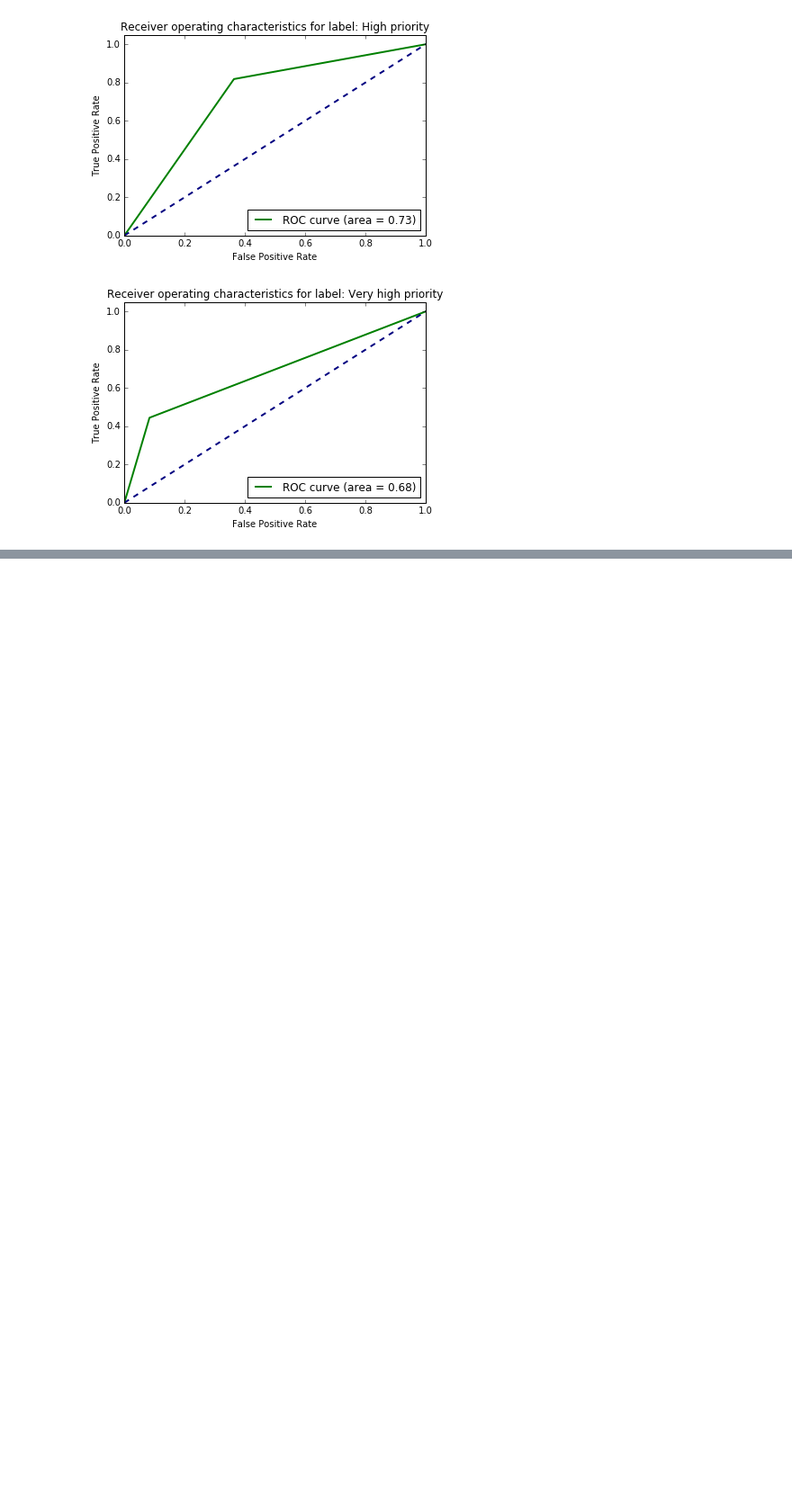
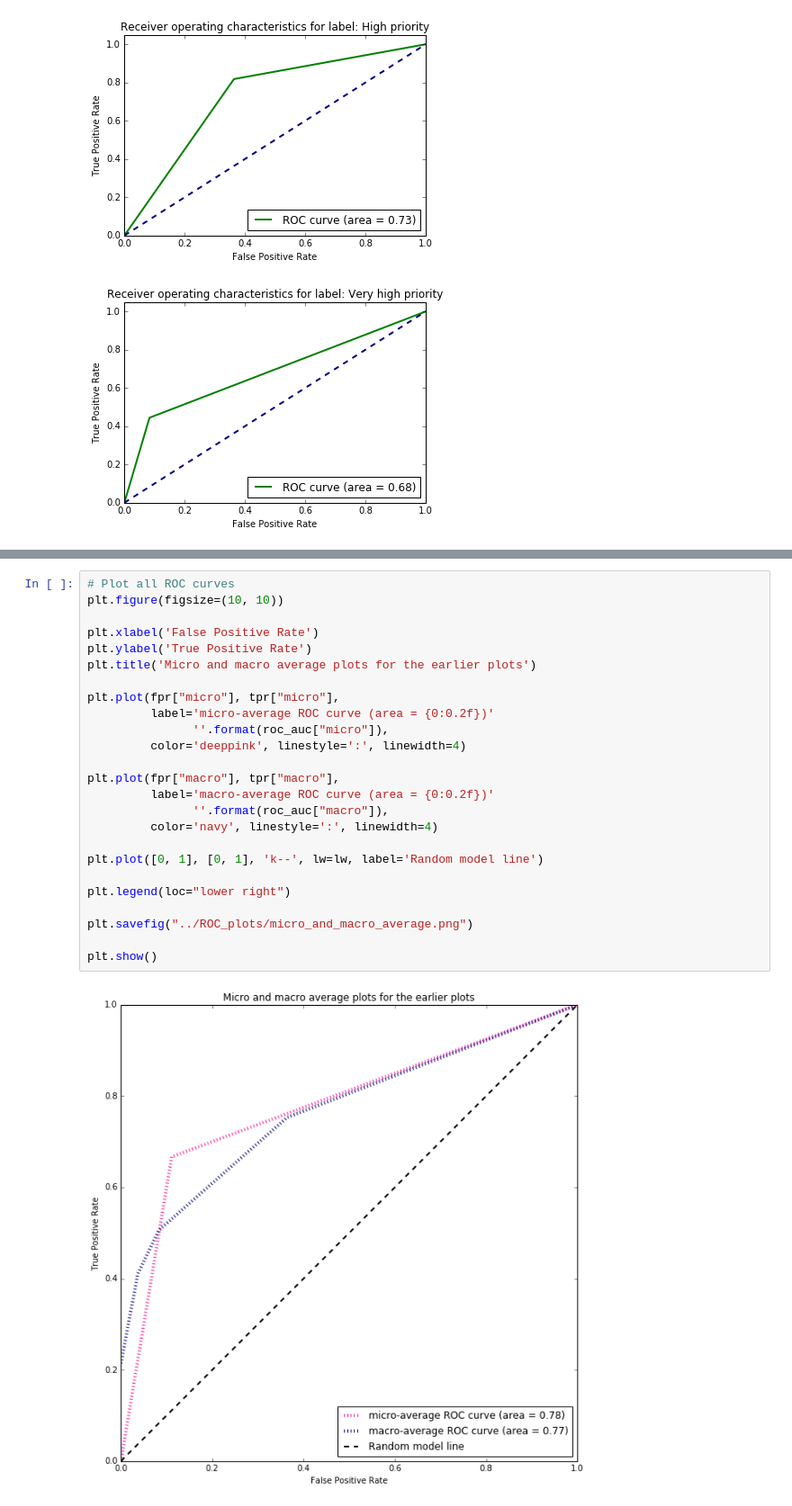
Before and after one commit to akanimax/DGSLR-validation, a Jupyter notebook: scripts/Validator_for_DGSLR.ipynb, the cells around one changed output, grey strips where cells are left out. Shown: that part at 90% size. Drawn from its saved outputs; the diff is of its cells as text; blank space fills up the shorter version.

```diff
--- a/scripts/Validator_for_DGSLR.ipynb
+++ b/scripts/Validator_for_DGSLR.ipynb
@@ -281,0 +334,27 @@ for i in range(n_classes):
+# %%
+# Plot all ROC curves
+plt.figure(figsize=(10, 10))
+
+plt.xlabel('False Positive Rate')
+plt.ylabel('True Positive Rate')
+plt.title('Micro and macro average plots for the earlier plots')
+
+plt.plot(fpr["micro"], tpr["micro"],
+         label='micro-average ROC curve (area = {0:0.2f})'
+               ''.format(roc_auc["micro"]),
+         color='deeppink', linestyle=':', linewidth=4)
+
+plt.plot(fpr["macro"], tpr["macro"],
+         label='macro-average ROC curve (area = {0:0.2f})'
+               ''.format(roc_auc["macro"]),
+         color='navy', linestyle=':', linewidth=4)
+
+plt.plot([0, 1], [0, 1], 'k--', lw=lw, label='Random model line')
+
+plt.legend(loc="lower right")
+
+plt.savefig("../ROC_plots/micro_and_macro_average.png")
+
+plt.show()
+# %% [output]
+[figure, added]
```
Also changed, not shown: parts of 1 cell of this notebook, 2 other files.
